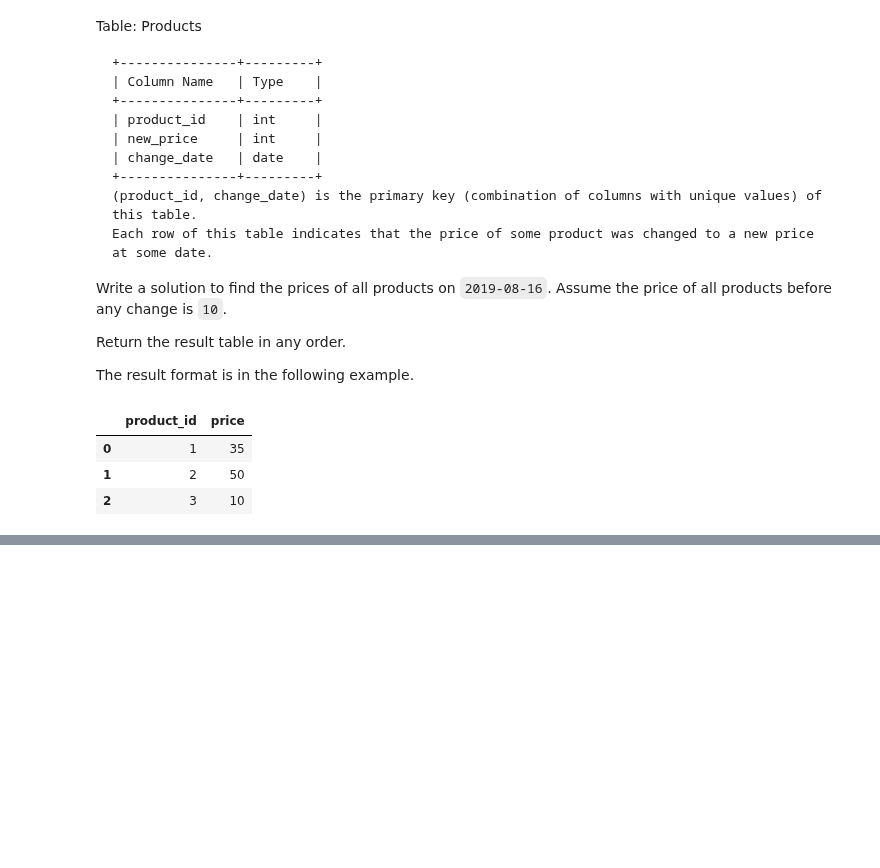
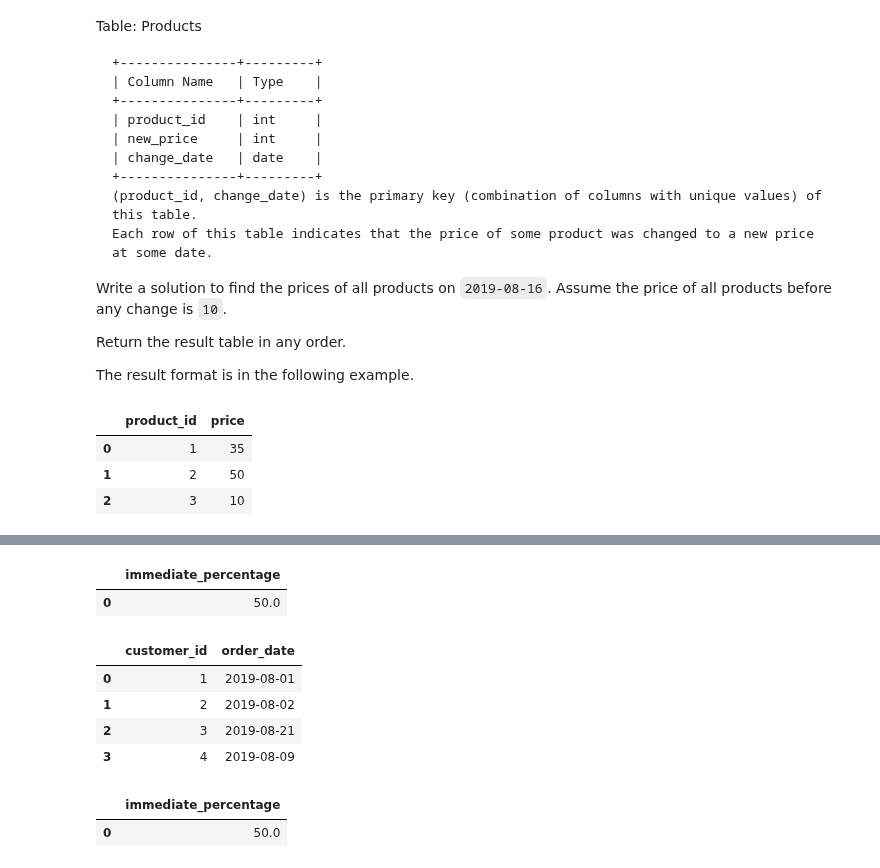
Before and after one commit to drwslv/LeetCode-Pandas, a Jupyter notebook: examples_1.ipynb, the cells around one changed output, grey strips where cells are left out. Drawn from its saved outputs; the diff is of its cells as text; code cells hidden in the pictures; blank space fills up the shorter version.

```diff
--- a/examples_1.ipynb
+++ b/examples_1.ipynb
@@ -2240,0 +2278,25 @@ price_at_given_date(products)
+# %%
+delivery = pd.DataFrame(columns=['delivery_id', 'customer_id', 'order_date', 'customer_pref_delivery_date']).astype({'delivery_id':'Int64', 'customer_id':'Int64', 'order_date':'datetime64[ns]', 'customer_pref_delivery_date':'datetime64[ns]'})
+# %%
+immediate_food_delivery(delivery)
+# %% [output]
+|  | immediate_percentage |
+| 0 | 50.0 |
+# %%
+first_orders = delivery.groupby('customer_id', as_index=False)['order_date'].min()
+first_orders
+# %% [output]
+|  | customer_id | order_date |
+| 0 | 1 | 2019-08-01 |
+| 1 | 2 | 2019-08-02 |
+| 2 | 3 | 2019-08-21 |
+| 3 | 4 | 2019-08-09 |
+# %%
+df = pd.merge(delivery, first_orders, how='inner', on=['customer_id','order_date'])
+df['immediate'] = 0
+df.loc[ df['order_date']==df['customer_pref_delivery_date'], ['immediate'] ] = 1
+immediate_percentage = df['immediate'].mean()
+pd.DataFrame(round(immediate_percentage*100,2) , index=[0], columns=['immediate_percentage'] )
+# %% [output]
+|  | immediate_percentage |
+| 0 | 50.0 |
```
Also changed, not shown: parts of 3 cells of this notebook.
